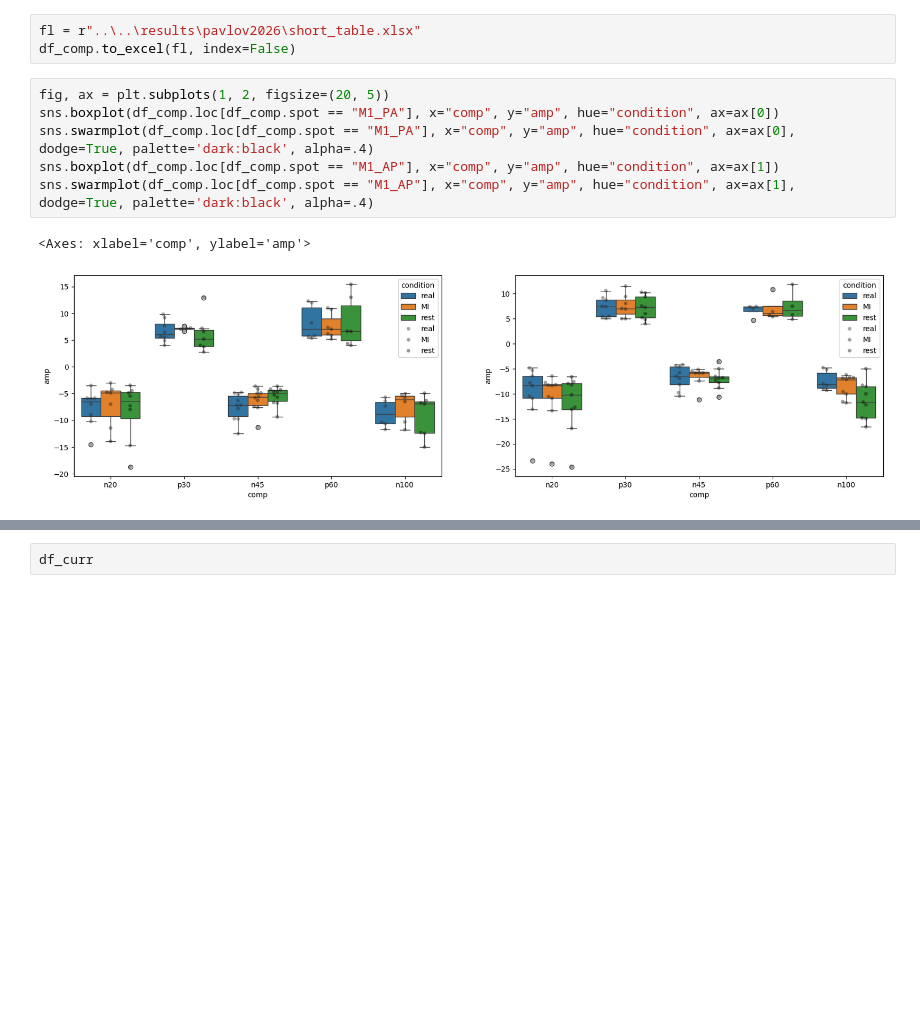
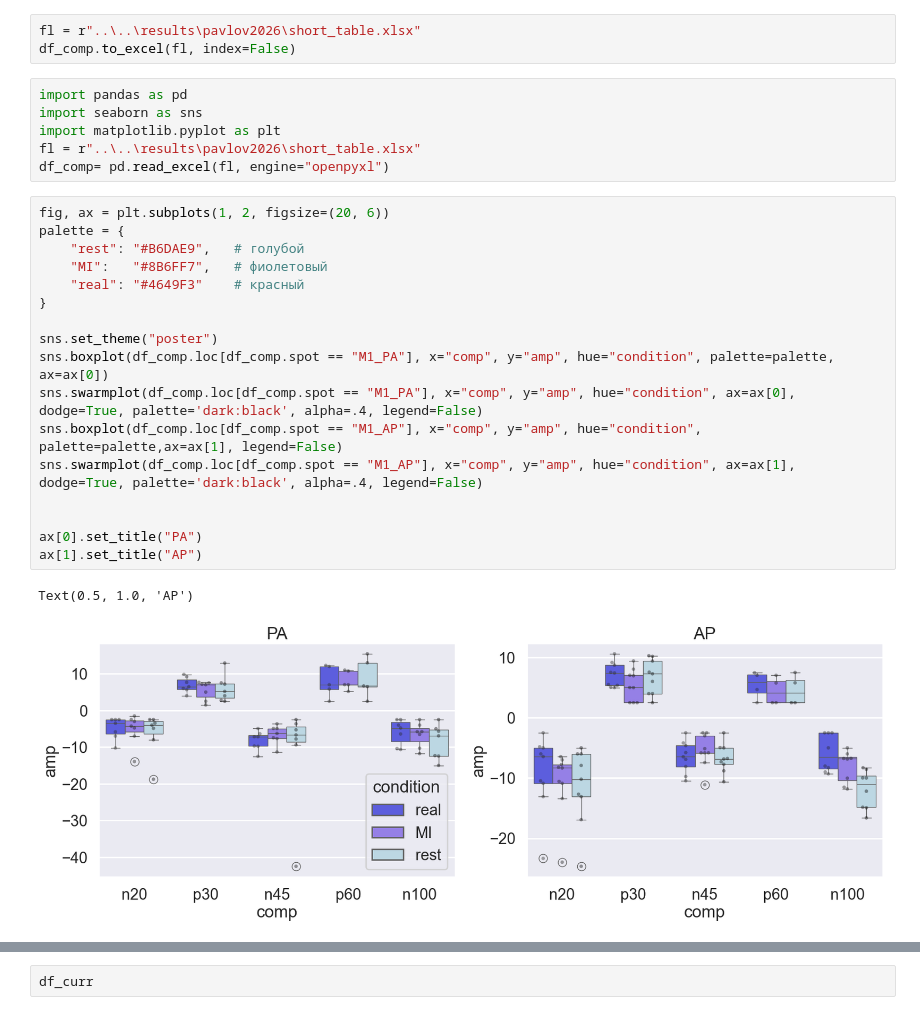
Before and after one commit to JuliaRory/TEP_analysis, a Jupyter notebook: notebooks/component_analysis/4_exp_pavlov_comp_analyi.ipynb, the cells around one changed output, grey strips where cells are left out. Cells and saved outputs as stored; diff of their text form; blank space fills up the shorter version.

```diff
--- a/notebooks/component_analysis/4_exp_pavlov_comp_analyi.ipynb
+++ b/notebooks/component_analysis/4_exp_pavlov_comp_analyi.ipynb
@@ -319,12 +319,29 @@ df_comp
 # %%
 fl = r"..\..\results\pavlov2026\short_table.xlsx"
 df_comp.to_excel(fl, index=False)
+# %%
+import pandas as pd
+import seaborn as sns
+import matplotlib.pyplot as plt
+fl = r"..\..\results\pavlov2026\short_table.xlsx"
+df_comp= pd.read_excel(fl, engine="openpyxl")
 # %%
-fig, ax = plt.subplots(1, 2, figsize=(20, 5))
-sns.boxplot(df_comp.loc[df_comp.spot == "M1_PA"], x="comp", y="amp", hue="condition", ax=ax[0])
-sns.swarmplot(df_comp.loc[df_comp.spot == "M1_PA"], x="comp", y="amp", hue="condition", ax=ax[0], dodge=True, palette='dark:black', alpha=.4)
-sns.boxplot(df_comp.loc[df_comp.spot == "M1_AP"], x="comp", y="amp", hue="condition", ax=ax[1])
-sns.swarmplot(df_comp.loc[df_comp.spot == "M1_AP"], x="comp", y="amp", hue="condition", ax=ax[1], dodge=True, palette='dark:black', alpha=.4)
+fig, ax = plt.subplots(1, 2, figsize=(20, 6))
+palette = {
+    "rest": "#B6DAE9",   # голубой
+    "MI":   "#8B6FF7",   # фиолетовый
+    "real": "#4649F3"    # красный
+}
+
+sns.set_theme("poster")
+sns.boxplot(df_comp.loc[df_comp.spot == "M1_PA"], x="comp", y="amp", hue="condition", palette=palette, ax=ax[0])
+sns.swarmplot(df_comp.loc[df_comp.spot == "M1_PA"], x="comp", y="amp", hue="condition", ax=ax[0], dodge=True, palette='dark:black', alpha=.4, legend=False)
+sns.boxplot(df_comp.loc[df_comp.spot == "M1_AP"], x="comp", y="amp", hue="condition", palette=palette,ax=ax[1], legend=False)
+sns.swarmplot(df_comp.loc[df_comp.spot == "M1_AP"], x="comp", y="amp", hue="condition", ax=ax[1], dodge=True, palette='dark:black', alpha=.4, legend=False)
+
+
+ax[0].set_title("PA")
+ax[1].set_title("AP")
 # %% [output]
-<Axes: xlabel='comp', ylabel='amp'>
+Text(0.5, 1.0, 'AP')
-[figure, old version]
+[figure, new version]
```
Also changed, not shown: parts of 1 cell of this notebook, 9 other files.
